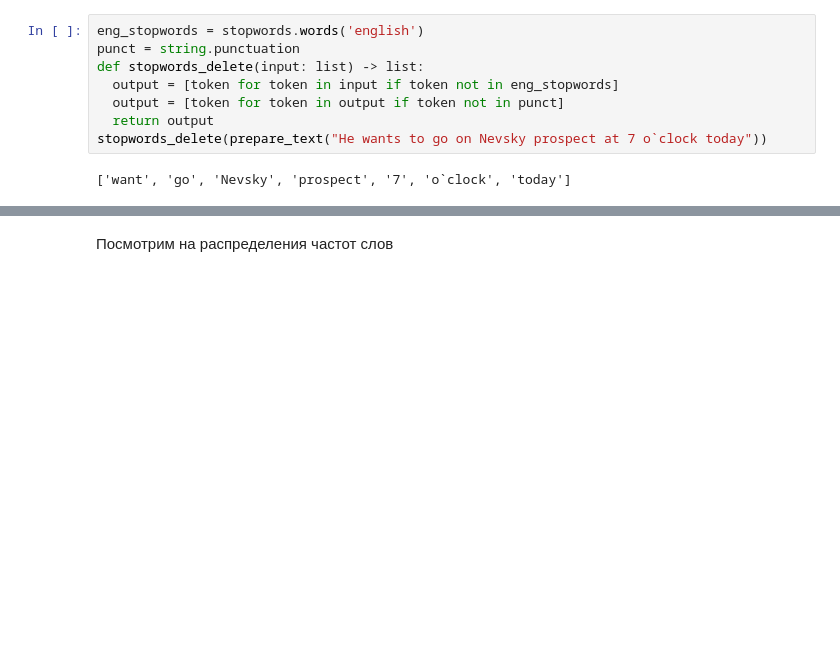
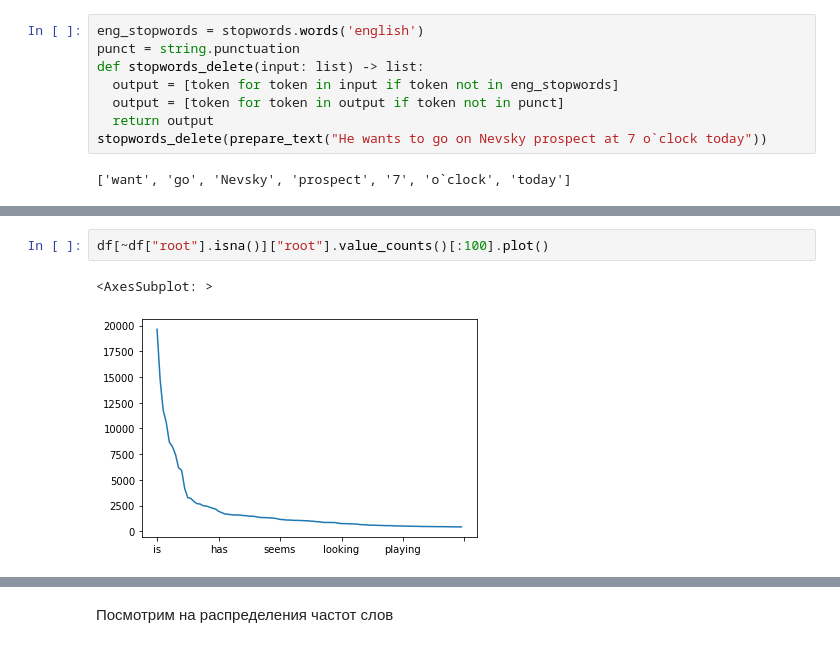
Before and after one commit to geniusserg/PlanningLooker, a Jupyter notebook: notebooks/NLP.ipynb, the cells around one changed output, grey strips where cells are left out. Saved outputs shown, nothing was run; the diff lists cells and outputs as text; blank space fills up the shorter version.

```diff
--- a/notebooks/NLP.ipynb
+++ b/notebooks/NLP.ipynb
@@ -151,0 +171,5 @@ stopwords_delete(prepare_text("He wants to go on Nevsky prospect at 7 o`clock to
+# %%
+df[~df["root"].isna()]["root"].value_counts()[:100].plot()
+# %% [output]
+<AxesSubplot: >
+[figure, added]
```
Also changed, not shown: parts of 21 cells of this notebook.
